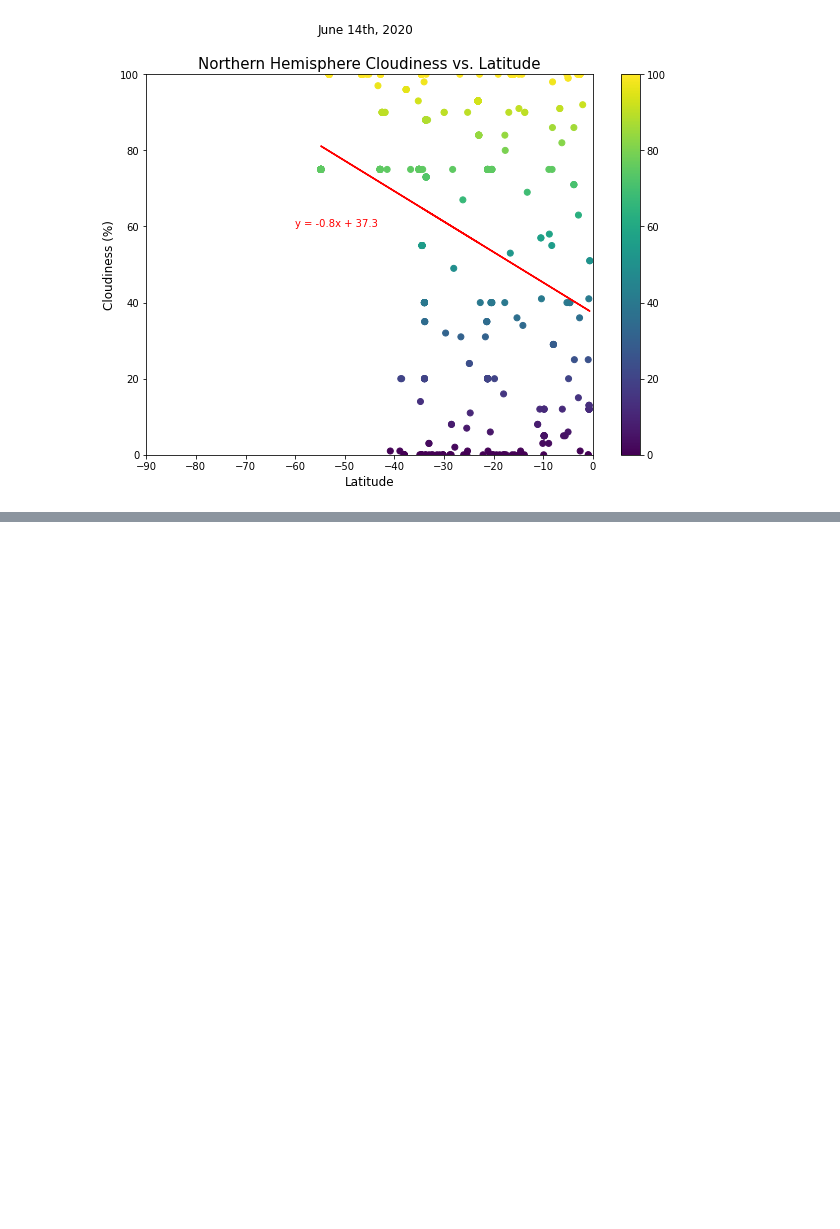
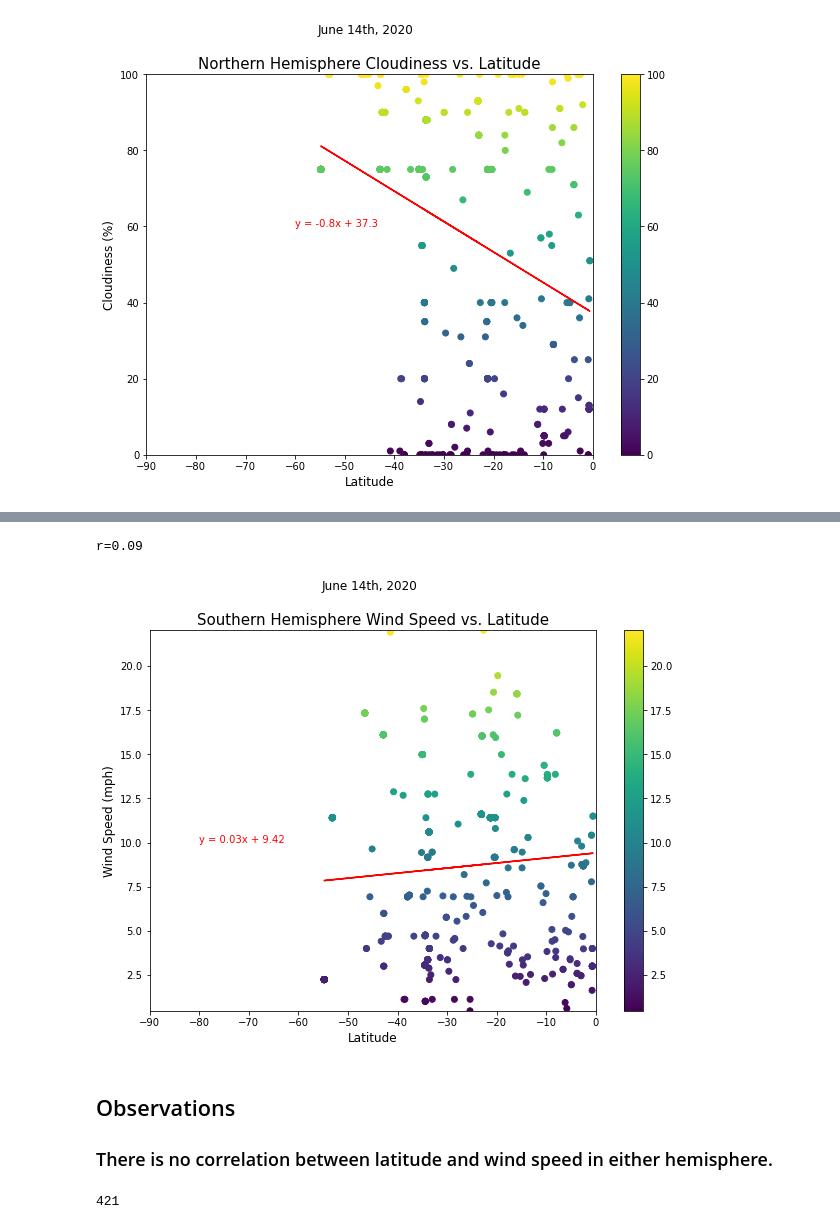
Before and after one commit to JonathanAntia/python-api-challenge, a Jupyter notebook: WeatherPy/WeatherPy.ipynb, the cells around one changed output, grey strips where cells are left out. Drawn from its saved outputs; the diff is of its cells as text; code cells hidden in the pictures; blank space fills up the shorter version.

```diff
--- a/WeatherPy/WeatherPy.ipynb
+++ b/WeatherPy/WeatherPy.ipynb
@@ -347,0 +369,30 @@ r=-0.34
+# %%
+# plot wind speed vs latitude for the southern hemisphere and add a linear regression
+correlation = st.pearsonr(southern_hemisphere["Latitude"],southern_hemisphere["Wind Speed (mph)"])
+(slope, intercept, rvalue, pvalue, stderr) = st.linregress(southern_hemisphere["Latitude"],
+                                                           southern_hemisphere["Wind Speed (mph)"])
+regress_values = southern_hemisphere["Latitude"] * slope + intercept
+line_eq = f'y = {str(round(slope,2))}x + {str(round(intercept,2))}'
+print(f'r={round(correlation[0],2)}')
+fig,ax = plt.subplots(figsize=(10,7))
+chart = ax.scatter(southern_hemisphere["Latitude"],southern_hemisphere['Wind Speed (mph)'],c=southern_hemisphere['Wind Speed (mph)'])
+fig.colorbar(chart, ax=ax)
+plt.plot(southern_hemisphere["Latitude"], regress_values, "r-")
+plt.annotate(line_eq, (-80,10),fontsize=10,color='red')
+plt.xlabel("Latitude", fontsize=12)
+plt.ylabel("Wind Speed (mph)", fontsize=12)
+plt.title("Southern Hemisphere Wind Speed vs. Latitude", fontsize=15)
+plt.suptitle("June 14th, 2020",x=0.43,fontsize=12)
+plt.xlim(-90,0)
+plt.ylim(southern_hemisphere['Wind Speed (mph)'].min(),southern_hemisphere['Wind Speed (mph)'].max())
+plt.show()
+# %% [output]
+r=0.09
+[figure, added]
+# %% [markdown]
+## Observations
+### There is no correlation between latitude and wind speed in either hemisphere.
+# %%
+len(weather_data["City"].unique())
+# %% [output]
+421
```
Also changed, not shown: parts of 3 cells of this notebook.
